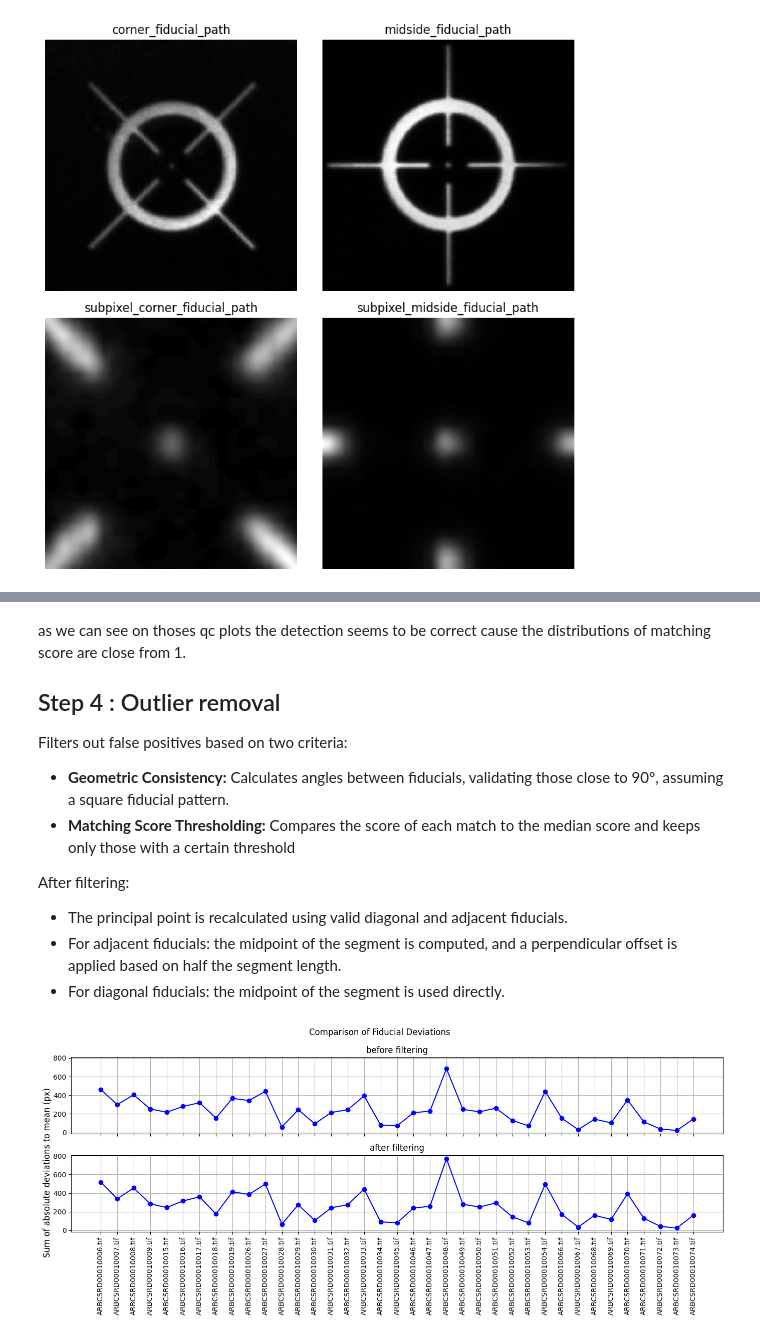
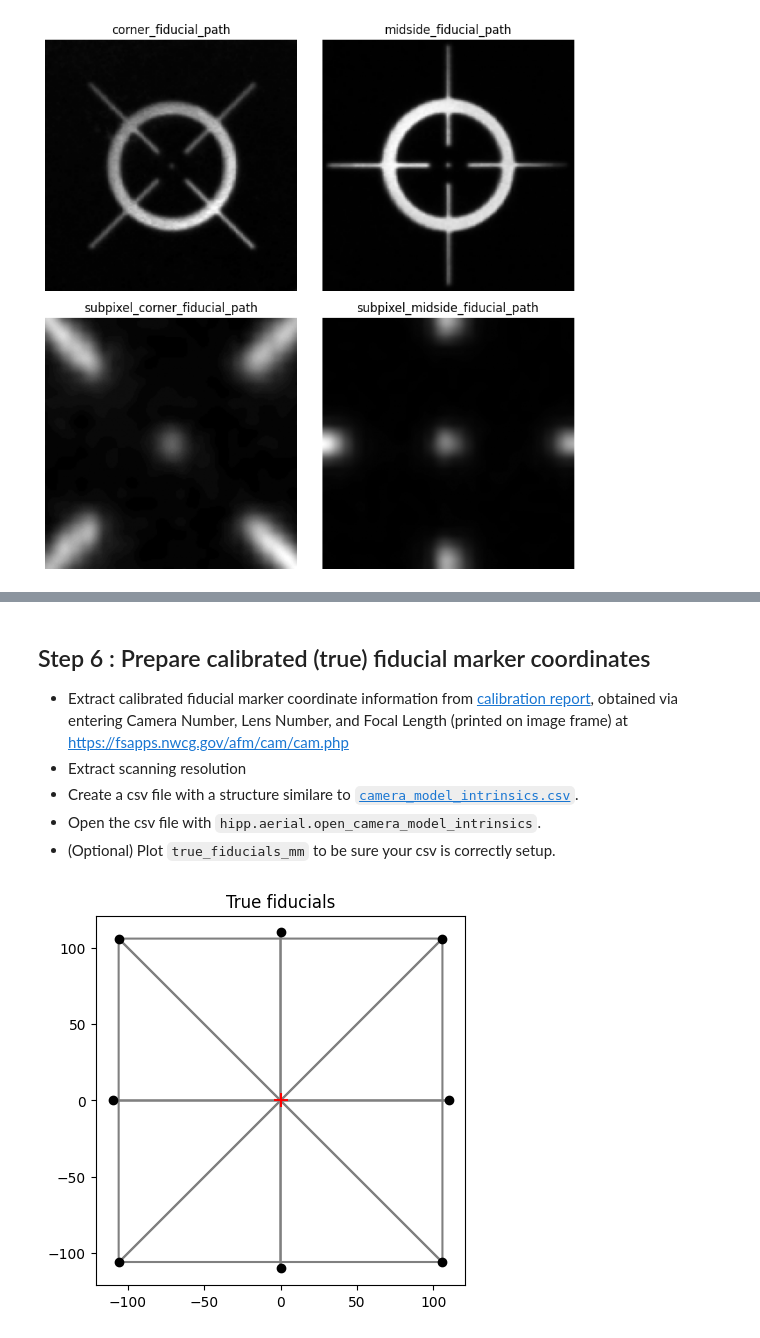
Before and after one commit to shippp/history, a Jupyter notebook: notebooks/casa_grande_aerial.ipynb, the cells around one changed output, grey strips where cells are left out. Drawn from its saved outputs; the diff is of its cells as text; code cells hidden in the pictures.

Commit message:
add a stable version of casa_grande_aerial

```diff
--- a/notebooks/casa_grande_aerial.ipynb
+++ b/notebooks/casa_grande_aerial.ipynb
@@ -14,6 +14,15 @@ from hipp.math import transform_coord
 PROJECT_DIRECTORY = "data/casa_grande/aerial/1978_09_06"
 RAW_IMAGES_DIRECTORY = os.path.join(PROJECT_DIRECTORY, "raw_images")
 PREPROCESSED_IMAGES_DIRECTORY = os.path.join(PROJECT_DIRECTORY, "preprocessed_images")
+CROPPED_IMAGES_DIRECTORY = os.path.join(PROJECT_DIRECTORY, "cropped_images")
+FIDUCIALS_DIRECTORY = os.path.join(PROJECT_DIRECTORY, "fiducial_templates")
+QC_DIRECTORY = os.path.join(PROJECT_DIRECTORY, "qc")
+
+DETECTED_FIDUCIALS_PATH = os.path.join(RAW_IMAGES_DIRECTORY, "detected_fiducial_markers.csv")
+TF_DETECTED_FIDUCIALS_PATH = os.path.join(PREPROCESSED_IMAGES_DIRECTORY, "detected_fiducial_markers.csv")
+CROP_DETECTED_FIDUCIALS_PATH = os.path.join(CROPPED_IMAGES_DIRECTORY, "detected_fiducial_markers.csv")
+
+CAMERA_MODEL_PATH = os.path.join(PROJECT_DIRECTORY, "camera_model_intrinsics.csv")
 
 # others settings
 QUICKVIEWS_FACTOR = 0.2
@@ -101,21 +140,14 @@ detected_fiducials_df = ap.detect_fiducials(grid_size=7, max_workers=MAX_WORKERS
 # %% [markdown]
-as we can see on thoses qc plots the detection seems to be correct cause the distributions of matching score are close from 1.
+## Step 6 : Prepare calibrated (true) fiducial marker coordinates
 
-## Step 4 : Outlier removal
-
-Filters out false positives based on two criteria:
-
-- **Geometric Consistency:** Calculates angles between fiducials, validating those close to 90°, assuming a square fiducial pattern.
-- **Matching Score Thresholding:** Compares the score of each match to the median score and keeps only those with a certain threshold
-
-After filtering:
-- The principal point is recalculated using valid diagonal and adjacent fiducials.
-- For adjacent fiducials: the midpoint of the segment is computed, and a perpendicular offset is applied based on half the segment length.
-- For diagonal fiducials: the midpoint of the segment is used directly.
+- Extract calibrated fiducial marker coordinate information from [calibration report](data/aerial/calibration_report.pdf), obtained via entering Camera Number, Lens Number, and Focal Length (printed on image frame) at https://fsapps.nwcg.gov/afm/cam/cam.php
+- Extract scanning resolution
+- Create a csv file with a structure similare to [`camera_model_intrinsics.csv`](data/aerial/camera_model_intrinsics.csv).
+- Open the csv file with `hipp.aerial.open_camera_model_intrinsics`.
+- (Optional) Plot `true_fiducials_mm` to be sure your csv is correctly setup.
 # %%
-filtered_detected_fiducials_df = ap.filter_detected_fiducials(detected_fiducials_df)
+scanning_resolution_mm, true_fiducials_mm = hipp.aerial.open_camera_model_intrinsics(CAMERA_MODEL_PATH)
 
-# we can save the detections in a csv file if we want
-filtered_detected_fiducials_df.to_csv(os.path.join(RAW_IMAGES_DIRECTORY, "detected_fiducial_markers.csv"))
+hipp.aerial.qc.plot_true_fiducials(true_fiducials_mm)
 # %% [output]
-[figure, old version]
+[figure, new version]
```
Also changed, not shown: parts of 25 cells of this notebook, 2 other files.
